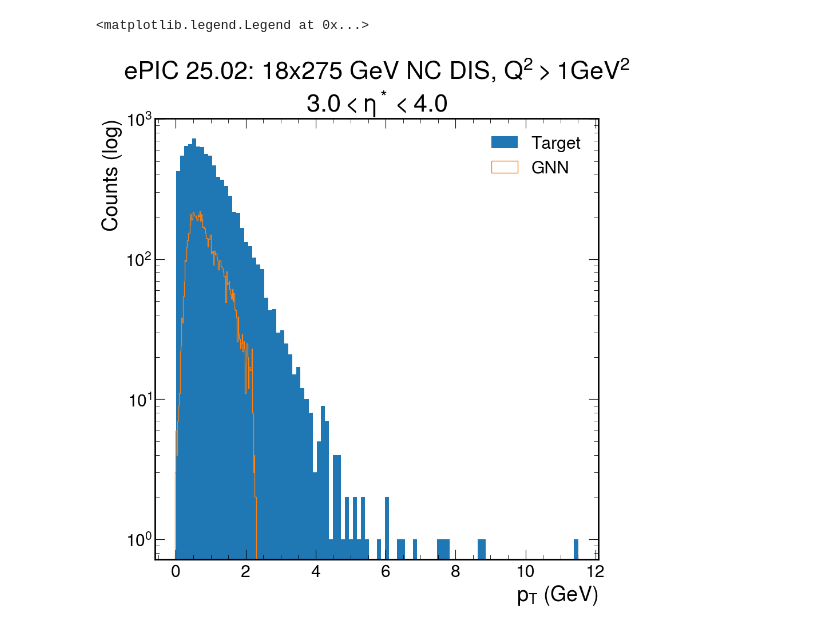
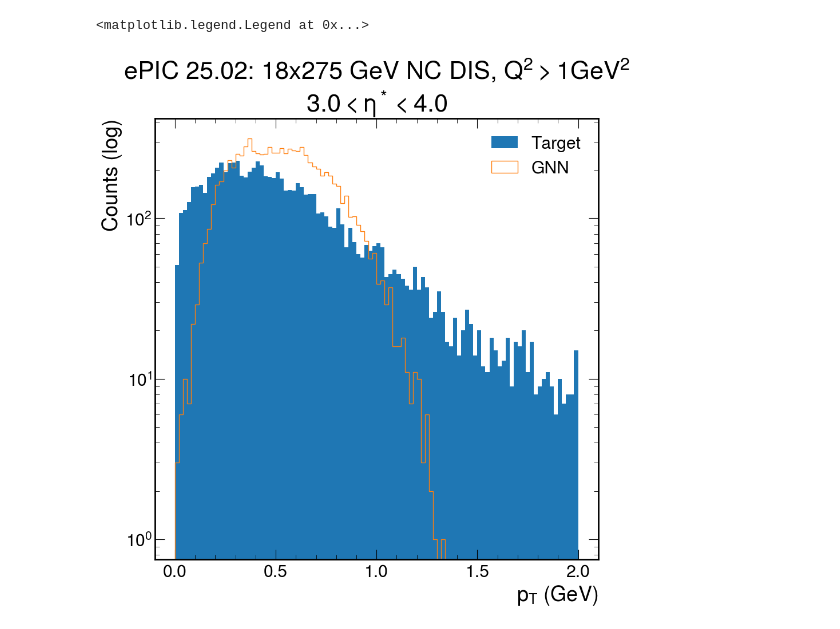
Before and after one commit to eiccodesign/regressiononly, a Jupyter notebook: src/notebooks/testing_new_output_pt_Eminuspz.ipynb, the cells around one changed output. Drawn from its saved outputs; the diff is of its cells as text; code cells hidden in the pictures.

```diff
--- a/src/notebooks/testing_new_output_pt_Eminuspz.ipynb
+++ b/src/notebooks/testing_new_output_pt_Eminuspz.ipynb
@@ -40,14 +44,15 @@ Text(0, 1, 'Counts (log)')
 # %%
-plt.hist(targets_pt, bins=100, label="Target")
-plt.hist(predictions_pt, bins=100, label="GNN", histtype='step')
+plt.hist(targets_pt, bins=100, range=(0,2),label="Target")
+plt.hist(predictions_pt, bins=100, range=(0,2), label="GNN", histtype='step')
 plt.xlabel("$p_{T}$ (GeV)")
 plt.yscale('log')
 plt.title("ePIC 25.02: 18x275 GeV NC DIS, $Q^2 > 1 GeV^2$\n$3.0<\eta^*<4.0$")
 plt.ylabel("Counts (log)")
 plt.legend()
+# plt.xlim(0,2)
 # %% [output]
 <matplotlib.legend.Legend at 0x...>
-[figure, old version]
+[figure, new version]
 # %%
 npz_unpacked_loss = np.load(path_to_result + "/losses.npz")
 
```
Also changed, not shown: parts of 3 cells of this notebook, 2 other files.
